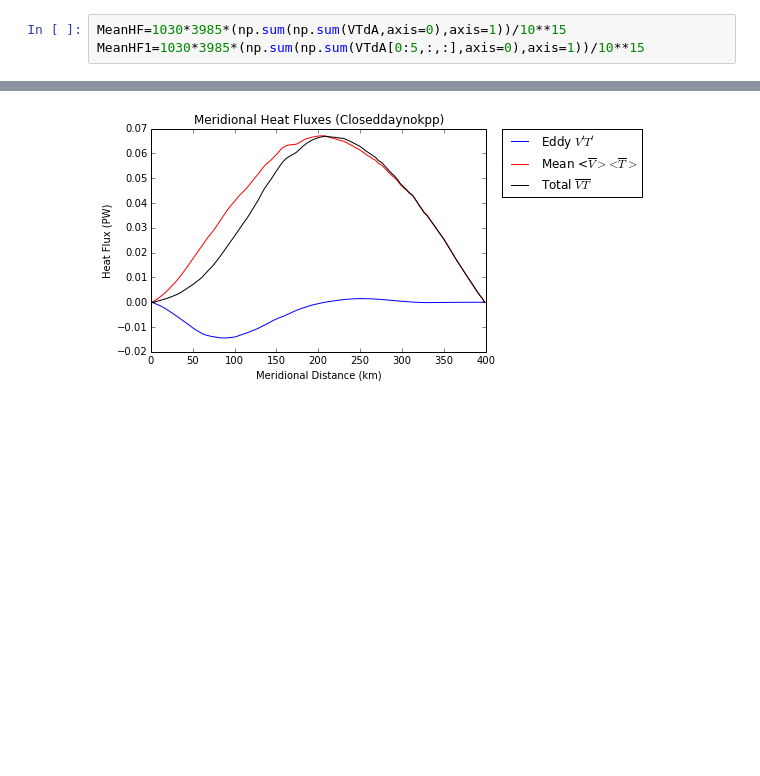
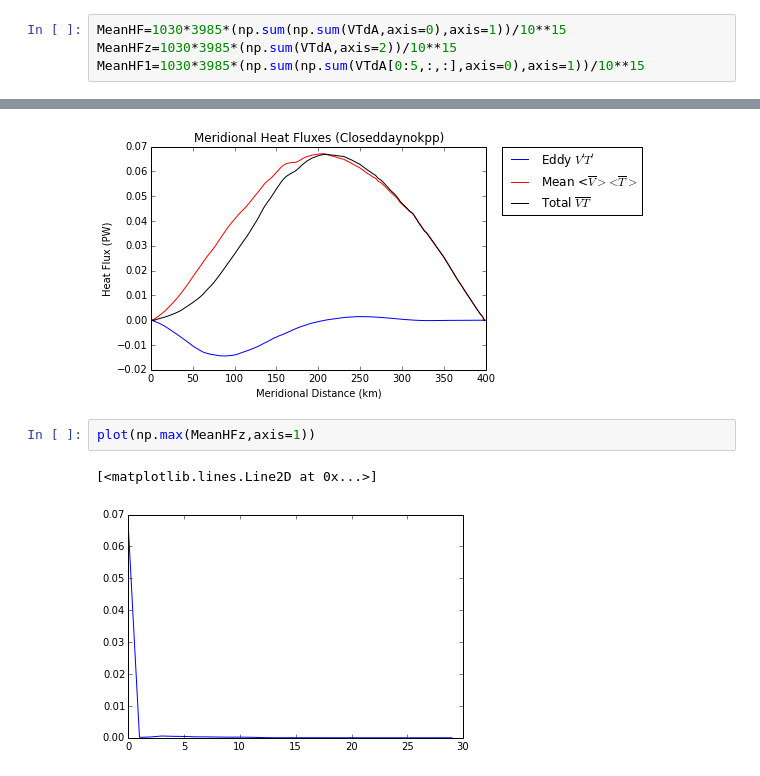
Before and after one commit to hlburns/Notebooks, a Jupyter notebook: Eddy_Fluxes_20yrs.ipynb, the cells around one changed output, grey strips where cells are left out. Saved outputs shown, nothing was run; the diff lists cells and outputs as text; blank space fills up the shorter version.

```diff
--- a/Eddy_Fluxes_20yrs.ipynb
+++ b/Eddy_Fluxes_20yrs.ipynb
@@ -89,6 +93,7 @@ for k in range(len(dz)):
     VTdA[k,:,:]=VT[k,:,:]*dA[k]
 # %%
 MeanHF=1030*3985*(np.sum(np.sum(VTdA,axis=0),axis=1))/10**15
+MeanHFz=1030*3985*(np.sum(VTdA,axis=2))/10**15
 MeanHF1=1030*3985*(np.sum(np.sum(VTdA[0:5,:,:],axis=0),axis=1))/10**15
 # %% [markdown]
 Total Heat Flux:
@@ -252,3 +259,8 @@ lgd=legend([E,M,T],["Eddy $V'T'$","Mean <$\overline{V}><\overline{T}>$","Total $
 plt.savefig("/noc/users/hb1g13/Figures/"+Comp+"/"+OP+"/EMTGplt.png",bbox_extra_artists=(lgd,), bbox_inches='tight')
 # %% [output]
 [figure]
+# %%
+plot(np.max(MeanHFz,axis=1))
+# %% [output]
+[<matplotlib.lines.Line2D at 0x...>]
+[figure, added]
```
Also changed, not shown: parts of 3 cells of this notebook, 3 other files.
